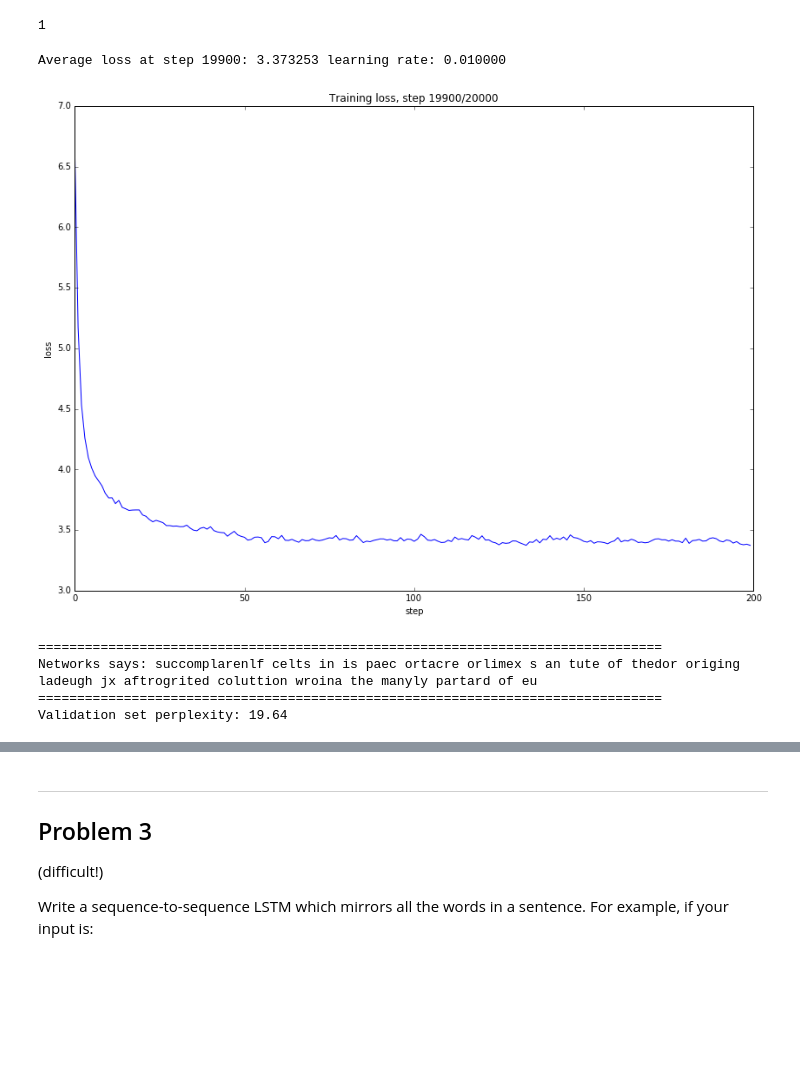
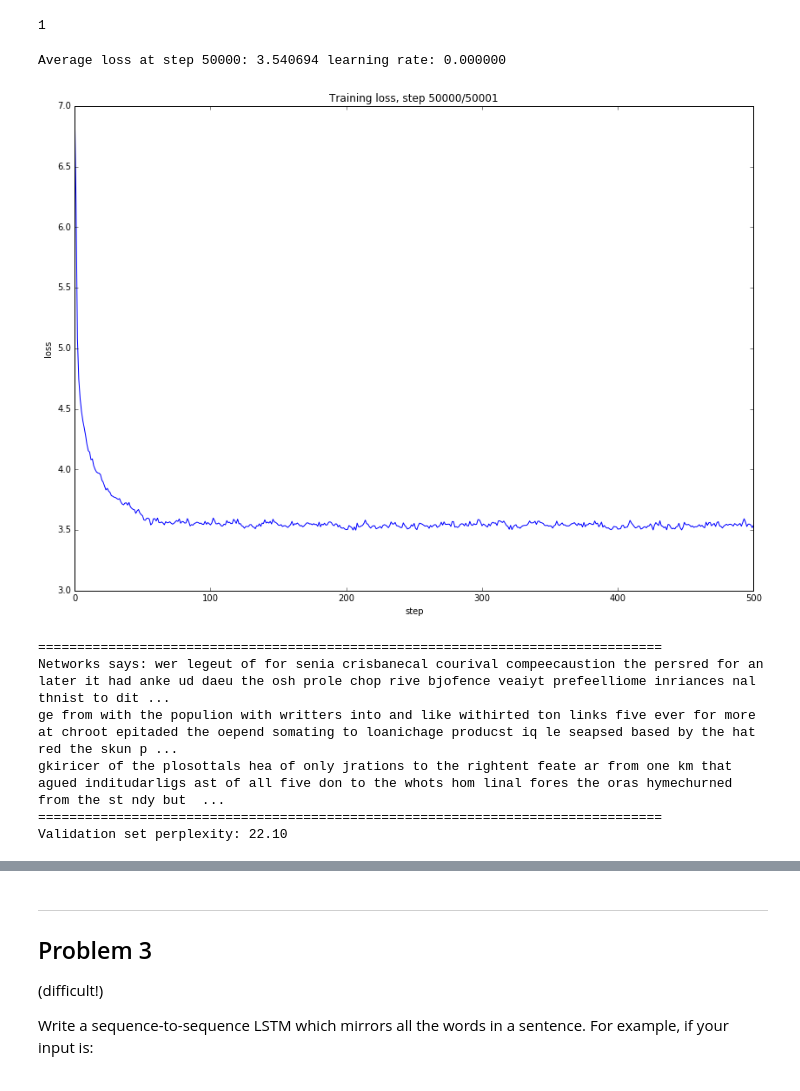
Before and after one commit to gaphex/Udacity, a Jupyter notebook: 6_lstm.ipynb, the cells around one changed output, grey strips where cells are left out. Saved outputs shown, nothing was run; the diff lists cells and outputs as text; code cells hidden in the pictures; blank space fills up the shorter version.

```diff
--- a/6_lstm.ipynb
+++ b/6_lstm.ipynb
@@ -626,19 +622,17 @@ dump_obj(BI_EMB, 'embeddings.pkl')
 # %% [output]
 1
 # %%
-obj = load_obj('embeddings.pkl')
+BI_EMB = load_obj('embeddings.pkl')
-# %%
-BI_EMB = final_embeddings
 # %%
 VALID_SIZE = 1000
 
 # model parameters
 BATCH_SIZE = 256
 NUM_UNROLLINGS = 10
-NUM_NODES = 128
+NUM_NODES = 256
 SUMMARY_FREQUENCY = 100
 EMBEDDING_DIMENSION = 64
-DROPOUT_PROBABILITY = 0.5
+DROPOUT_PROBABILITY = 0.34
 
 CHARACTER_SIZE = (len(string.ascii_lowercase) + 1)  # [a-z] + ' '
 VOCABULARY_SIZE = CHARACTER_SIZE ** 2  # [a-z] + ' ' (bigram)
@@ -902,24 +896,27 @@ def TrainBigramLSTM(text, nsteps, embeddings=None):
                 labels = np.concatenate([batch for batch in batches[1:]])
                 #print('Minibatch perplexity: %.2f' % float(np.exp(log_prob(predictions, labels))))
 
+
                 if step % (SUMMARY_FREQUENCY * 10) == 0:
                     # Generate some samples.
+                    thoughts = []
 
                     for _ in range(3):
                         feed = sample(random_distribution())
                         sentence = bigrams(feed)[0]
                         reset_sample_state.run()
 
-                        for _ in range(69):
+                        for _ in range(140):
                             feed = np.where(feed == 1)[1].reshape((-1, 1))
                             prediction = sample_prediction.eval({sample_input: feed})
                             feed = sample(prediction)
                             sentence += ''.join(bigrams(feed))
                             last_bigram_id = bigram2id(sentence[-2:])
                             feed = np.array([[float(last_bigram_id == bigram_id) for bigram_id in range(VOCABULARY_SIZE)]])
+                        thoughts.append(sentence)
 
                 print('=' * 80)
-                print('Networks says:', sentence)
+                print('Networks says:', '\n'.join(thoughts))
                 print('=' * 80)
 
                 # Measure validation set perplexity.
@@ -933,13 +930,15 @@ def TrainBigramLSTM(text, nsteps, embeddings=None):
 
                 print('Validation set perplexity: %.2f' % float(np.exp(valid_log_prob / VALID_SIZE)))
 
-    return session, graph
+    return session
 # %%
-sesh = TrainBigramLSTM(text, 20000, BI_EMB)
+sesh = TrainBigramLSTM(text, 50001, BI_EMB)
 # %% [output]
-Average loss at step 19900: 3.373253 learning rate: 0.010000
+Average loss at step 50000: 3.540694 learning rate: 0.000000
-[figure, old version]
+[figure, new version]
 ================================================================================
-Networks says: succomplarenlf celts in is paec ortacre orlimex s an tute of thedor origing ladeugh jx aftrogrited coluttion wroina the manyly partard of eu
+Networks says: wer legeut of for senia crisbanecal courival compeecaustion the persred for an later it had anke ud daeu the osh prole chop rive bjofence veaiyt prefeelliome inriances nal thnist to dit ...
+ge from with the populion with writters into and like withirted ton links five ever for more at chroot epitaded the oepend somating to loanichage producst iq le seapsed based by the hat red the skun p ...
+gkiricer of the plosottals hea of only jrations to the rightent feate ar from one km that agued inditudarligs ast of all five don to the whots hom linal fores the oras hymechurned from the st ndy but  ...
 ================================================================================
-Validation set perplexity: 19.64
+Validation set perplexity: 22.10
```
Also changed, not shown: parts of 10 cells of this notebook.
